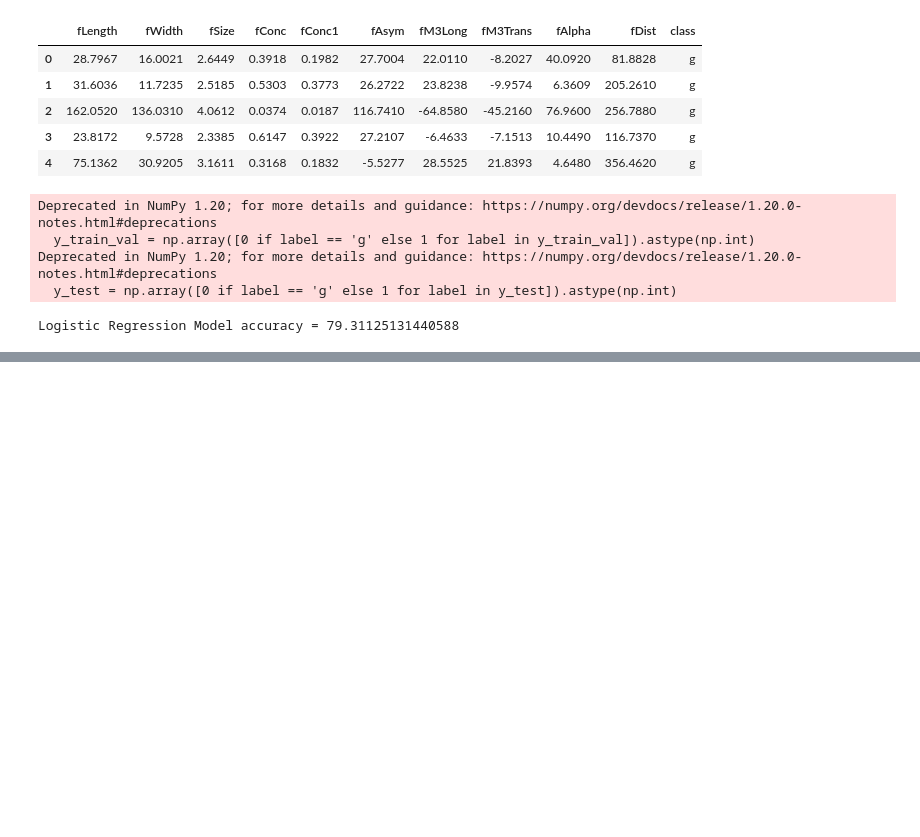
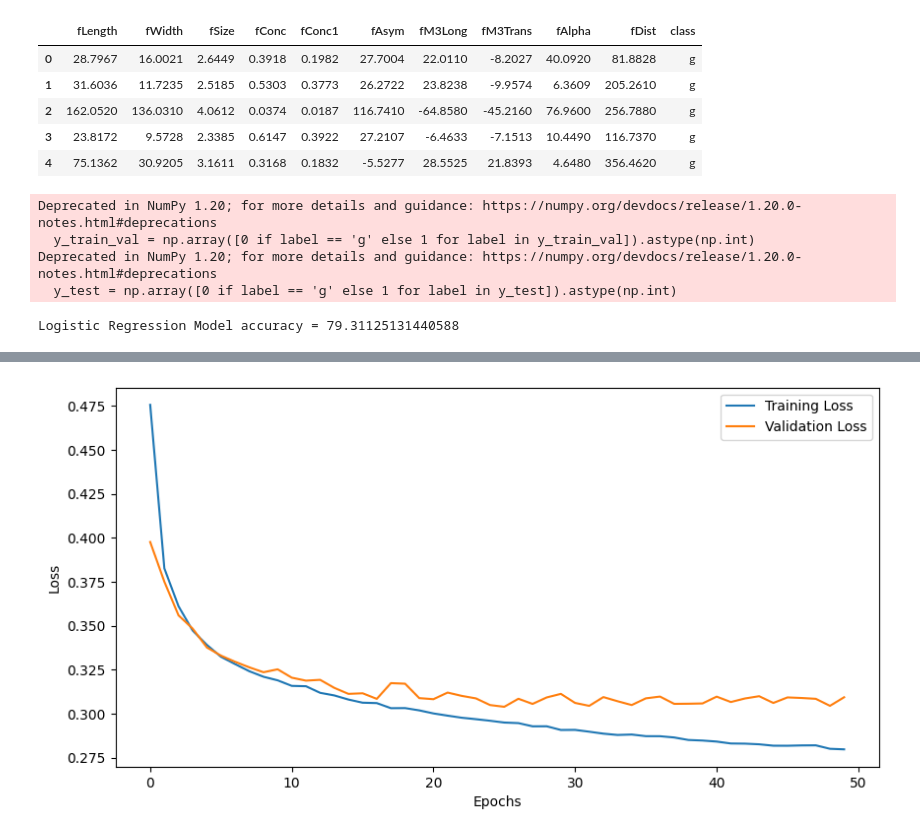
Before and after one commit to orilevi2809/DL, a Jupyter notebook: HW2/ece046211_hw2_mlp_cnn_students.ipynb, the cells around one changed output, grey strips where cells are left out. Drawn from its saved outputs; the diff is of its cells as text; code cells hidden in the pictures; blank space fills up the shorter version.

Commit message:
graph added

```diff
--- a/HW2/ece046211_hw2_mlp_cnn_students.ipynb
+++ b/HW2/ece046211_hw2_mlp_cnn_students.ipynb
@@ -483,7 +483,7 @@ test_loader = DataLoader(test_dataset, batch_size=batch_size, shuffle=False)
 
 input_dim = X_train.shape[1]
 learning_rate = 0.001
-num_epochs = 100
+num_epochs = 50
 device = torch.device('cuda' if torch.cuda.is_available() else 'cpu')
 
 # Initialize model, loss function and optimizer
@@ -503,36 +503,36 @@ def calculate_loss(loader):
         total_loss += loss.item() * data.size(0)
         total_samples += data.size(0)
     return total_loss / total_samples
+# Create lists to save the losses and accuracies
+train_losses = []
+val_losses = []
 
 # Training loop
 for epoch in range(num_epochs):
     model.train()
 
+    running_loss = 0.0
     for data, target in train_loader:
         data, target = data.to(device), target.to(device)
 
         optimizer.zero_grad()
         output = model(data)
         loss = criterion(output.squeeze(), target)
+        running_loss += loss.item() * data.size(0)
+
         loss.backward()
         optimizer.step()
+
+    epoch_loss = running_loss / len(train_loader.dataset)
+    train_losses.append(epoch_loss)
 
     # Validation loop
     model.eval()
     with torch.no_grad():
-        correct = 0
-        total = 0
-        for data, target in val_loader:
-            data, target = data.to(device), target.to(device)
+        val_loss = calculate_loss(val_loader)
+        val_losses.append(val_loss)
 
-            output = model(data)
-            predicted = torch.round(torch.sigmoid(output.squeeze()))  # sigmoid and round to get predictions
-            total += target.size(0)
-            correct += (predicted == target).sum().item()
-
-        val_accuracy = correct / total
-        val_loss = calculate_loss(val_loader)
-        print('Epoch [{} / {}], Validation Loss: {:.4f}, Validation Accuracy: {:.2f}%'.format(epoch+1, num_epochs, val_loss, val_accuracy*100))
+    print('Epoch [{} / {}], Training Loss: {:.4f}, Validation Loss: {:.4f}'.format(epoch+1, num_epochs, epoch_loss, val_loss))
 
 # Evaluate model on test set
 model.eval()
@@ -550,4 +550,15 @@ with torch.no_grad():
     test_accuracy = correct / total
     test_loss = calculate_loss(test_loader)
     print('Test Loss: {:.4f}, Test Accuracy: {:.2f}%'.format(test_loss, test_accuracy*100))
+
+# At the end of training, plot the loss curves
+import matplotlib.pyplot as plt
+
+plt.figure(figsize=(10, 5))
+plt.plot(train_losses, label='Training Loss')
+plt.plot(val_losses, label='Validation Loss')
+plt.xlabel('Epochs')
+plt.ylabel('Loss')
+plt.legend()
+plt.show()
 # %% [output]
@@ -571,3 +582,4 @@ Test Loss: 0.3161, Test Accuracy: 87.59%
+[figure, added]
 # %% [markdown]
 ### <img src="https://img.icons8.com/color/48/000000/code.png" style="height:50px;display:inline"> Task 3 - Design a CNN
 ---
```
Also changed, not shown: parts of 1 cell of this notebook.
